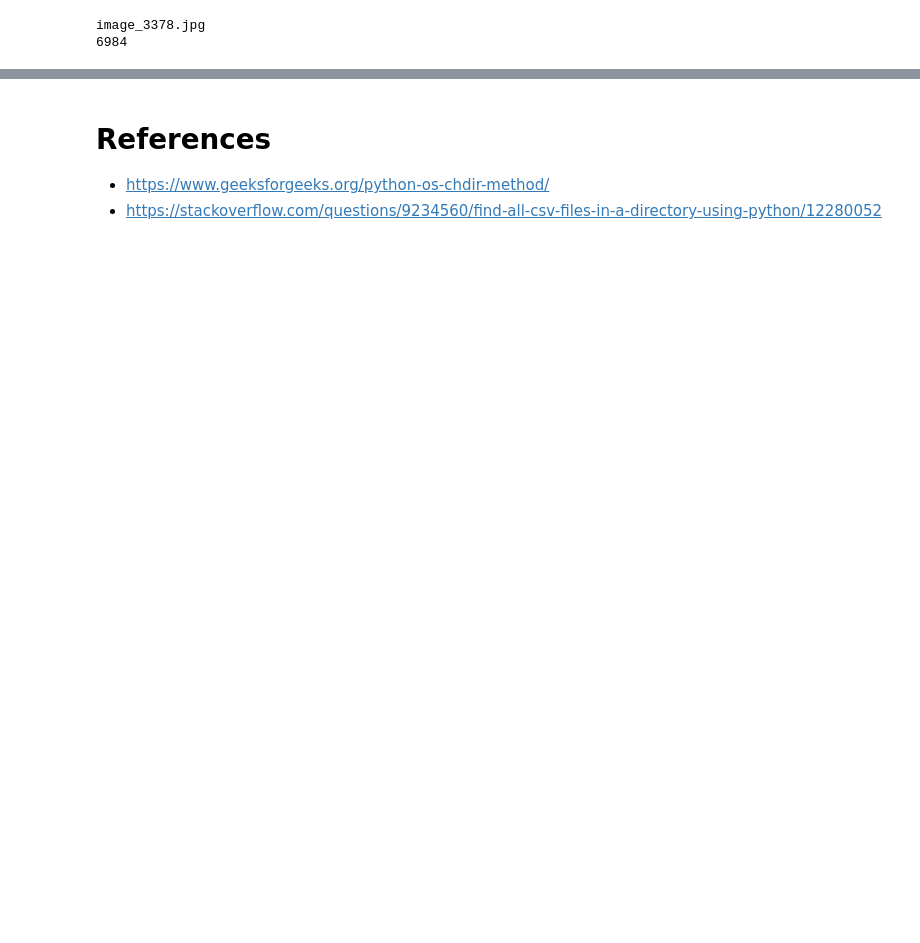
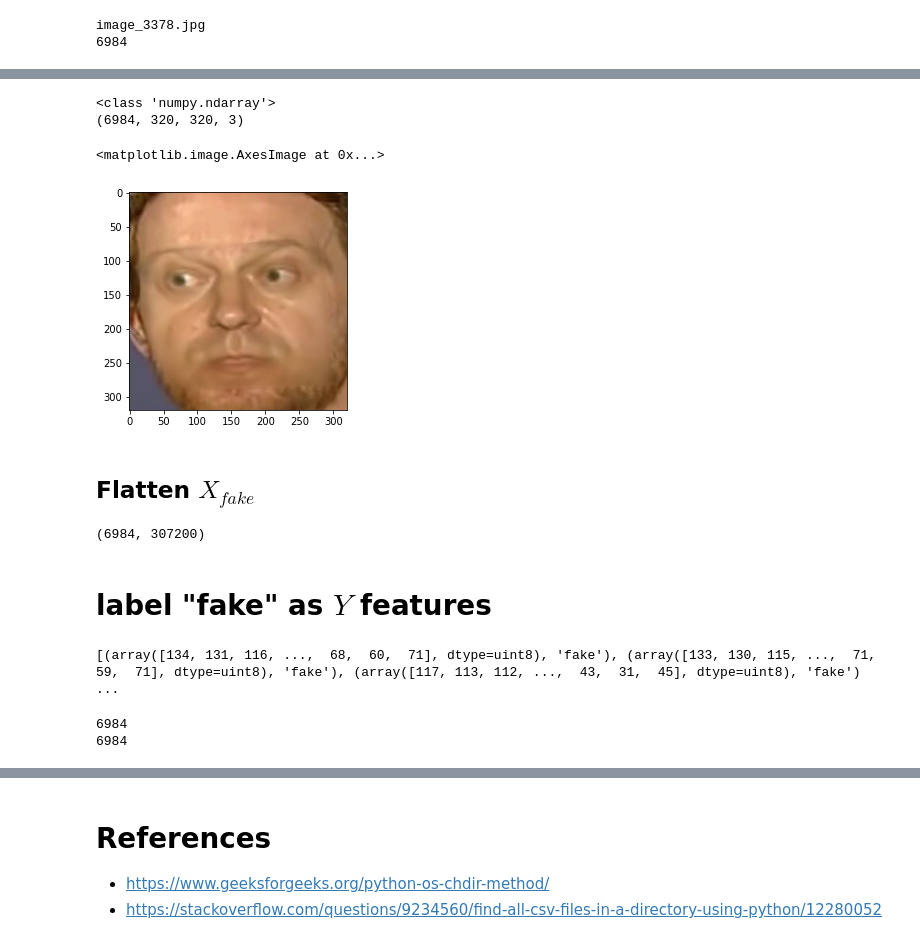
Before and after one commit to twyunting/Deepfake_Video_Classifier, a Jupyter notebook: code/ML_models.ipynb, the cells around one changed output, grey strips where cells are left out. Saved outputs shown, nothing was run; the diff lists cells and outputs as text; code cells hidden in the pictures; blank space fills up the shorter version.

```diff
--- a/code/ML_models.ipynb
+++ b/code/ML_models.ipynb
@@ -83,0 +86,7 @@ image_3378.jpg
+# %%
+fake = []
+for i in range(len(filename)):
+  fake.append(imageio.imread(filename[i]))
+  print("Saving Img {} in an array".format(str(i)))
+fake = np.array(fake)
+print(fake.shape)
@@ -83,0 +111,48 @@ image_3378.jpg
+# %%
+print(type(fake))
+print(fake.shape)
+plt.imshow(fake[6983])
+# np.save("fake_3d", fake)
+# %% [output]
+<class 'numpy.ndarray'>
+(6984, 320, 320, 3)
+<matplotlib.image.AxesImage at 0x...>
+[figure, added]
+# %% [markdown]
+## Flatten $X_{fake}$
+# %%
+# flatten X
+X_fake = []
+for i in range(len(fake)):
+  X_fake.append(np.ndarray.flatten(fake[i]))
+X_fake = np.array(X_fake)
+print(X_fake.shape)
+#print(type(X_fake))
+
+# Label y
+#y = np.zeros(shape=(10, 1))
+#print(y.shape)
+# %% [output]
+(6984, 307200)
+# %% [markdown]
+# label "fake" as $Y$ features
+# %%
+data = []
+for i in range(len(X_fake)):
+  data.append((X_fake[i], "fake"))
+print(data)
+# %% [output]
+[(array([134, 131, 116, ...,  68,  60,  71], dtype=uint8), 'fake'), (array([133, 130, 115, ...,  71,  59,  71], dtype=uint8), 'fake'), (array([117, 113, 112, ...,  43,  31,  45], dtype=uint8), 'fake') ...
+# %%
+"""
+X = []
+y = []
+for i in data:
+  X.append(i[0])
+  y.append(i[1])
+print(len(X))
+print(len(y))
+"""
+# %% [output]
+6984
+6984
```
Also changed, not shown: parts of 21 cells of this notebook.
